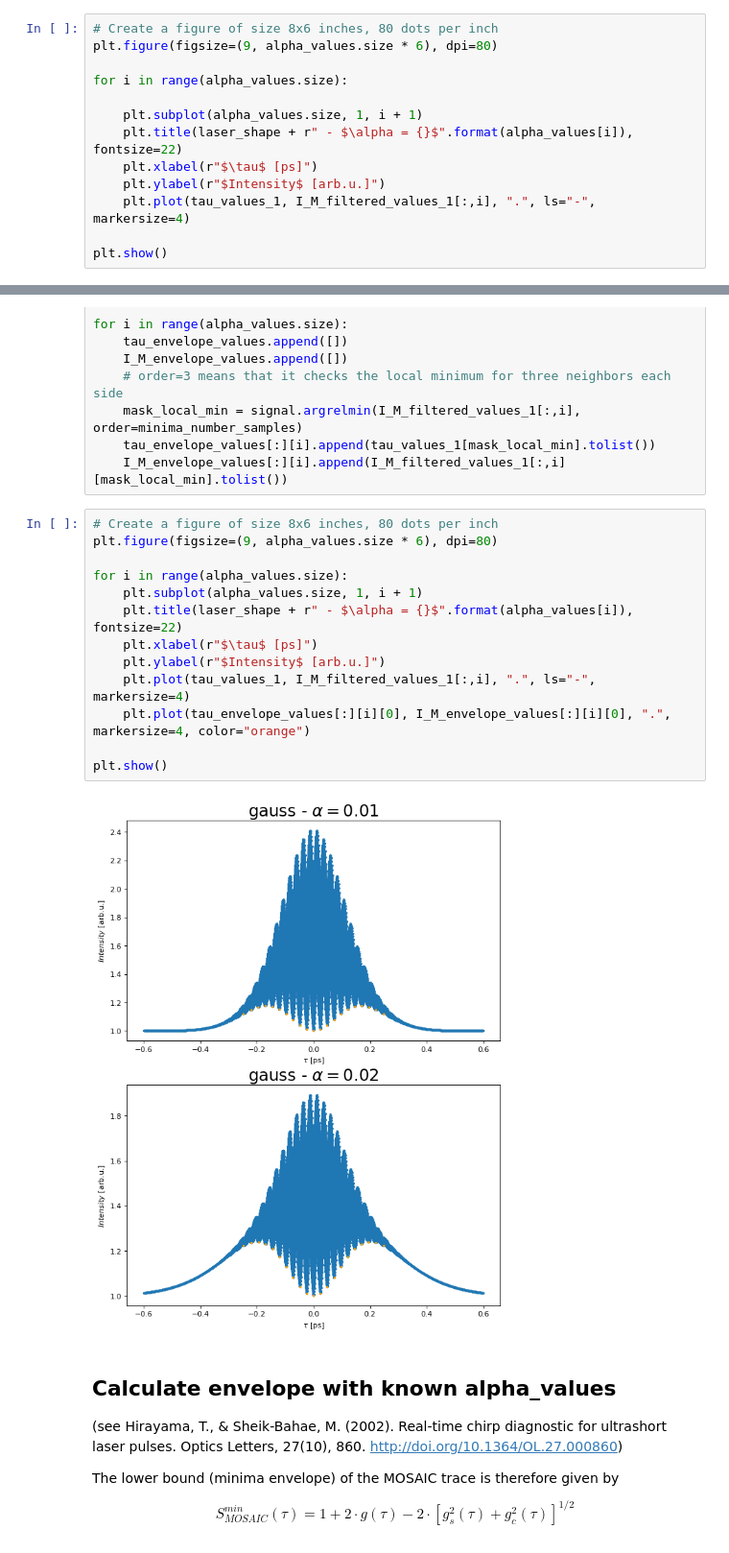
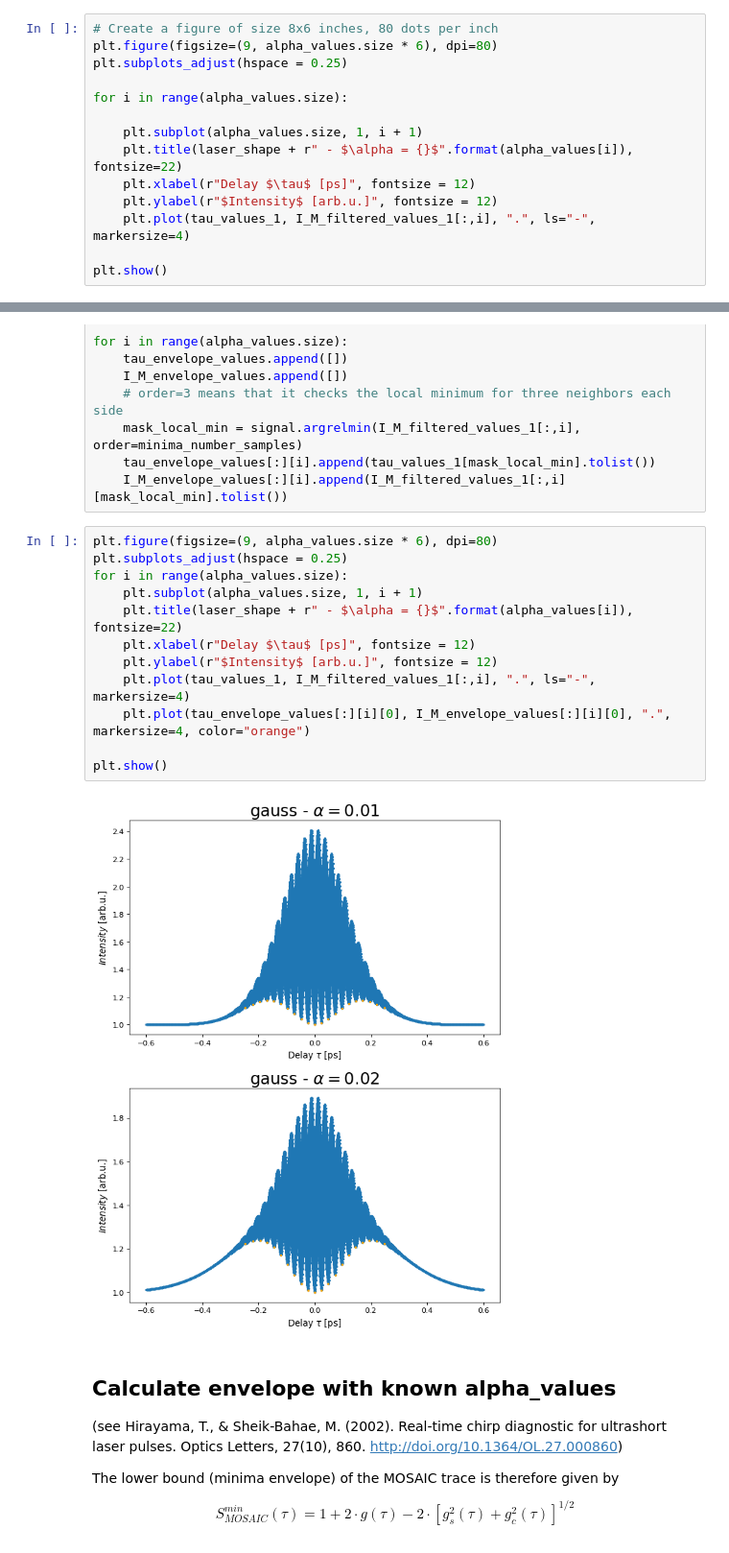
Before and after one commit to JKU-HFP/Chirp-Diagnostic, a Jupyter notebook: Fitting_MOSAIC_Signal_with_Envelope.ipynb, the cells around one changed output, grey strips where cells are left out. Shown: that part at 96% size. Cells and saved outputs as stored; diff of their text form.

```diff
--- a/Fitting_MOSAIC_Signal_with_Envelope.ipynb
+++ b/Fitting_MOSAIC_Signal_with_Envelope.ipynb
@@ -32,13 +32,14 @@ if laser_shape == "secant":
 # %%
 # Create a figure of size 8x6 inches, 80 dots per inch
 plt.figure(figsize=(9, alpha_values.size * 6), dpi=80)
+plt.subplots_adjust(hspace = 0.25)
 
 for i in range(alpha_values.size):
 
     plt.subplot(alpha_values.size, 1, i + 1)
     plt.title(laser_shape + r" - $\alpha = {}$".format(alpha_values[i]), fontsize=22)
-    plt.xlabel(r"$\tau$ [ps]")
-    plt.ylabel(r"$Intensity$ [arb.u.]")
+    plt.xlabel(r"Delay $\tau$ [ps]", fontsize = 12)
+    plt.ylabel(r"$Intensity$ [arb.u.]", fontsize = 12)
     plt.plot(tau_values_1, I_M_filtered_values_1[:,i], ".", ls="-", markersize=4)
 
 plt.show()
@@ -60,20 +61,19 @@ for i in range(alpha_values.size):
     tau_envelope_values[:][i].append(tau_values_1[mask_local_min].tolist())
     I_M_envelope_values[:][i].append(I_M_filtered_values_1[:,i][mask_local_min].tolist())
 # %%
-# Create a figure of size 8x6 inches, 80 dots per inch
 plt.figure(figsize=(9, alpha_values.size * 6), dpi=80)
-
+plt.subplots_adjust(hspace = 0.25)
 for i in range(alpha_values.size):
     plt.subplot(alpha_values.size, 1, i + 1)
     plt.title(laser_shape + r" - $\alpha = {}$".format(alpha_values[i]), fontsize=22)
-    plt.xlabel(r"$\tau$ [ps]")
-    plt.ylabel(r"$Intensity$ [arb.u.]")
+    plt.xlabel(r"Delay $\tau$ [ps]", fontsize = 12)
+    plt.ylabel(r"$Intensity$ [arb.u.]", fontsize = 12)
     plt.plot(tau_values_1, I_M_filtered_values_1[:,i], ".", ls="-", markersize=4)
     plt.plot(tau_envelope_values[:][i][0], I_M_envelope_values[:][i][0], ".", markersize=4, color="orange")
 
 plt.show()
 # %% [output]
-[figure, old version]
+[figure, new version]
 # %% [markdown]
 ## Calculate envelope with known alpha_values
 (see Hirayama, T., & Sheik-Bahae, M. (2002). Real-time chirp diagnostic for ultrashort laser pulses. Optics Letters, 27(10), 860. http://doi.org/10.1364/OL.27.000860)
```
Also changed, not shown: parts of 3 cells of this notebook, 2 other files.
